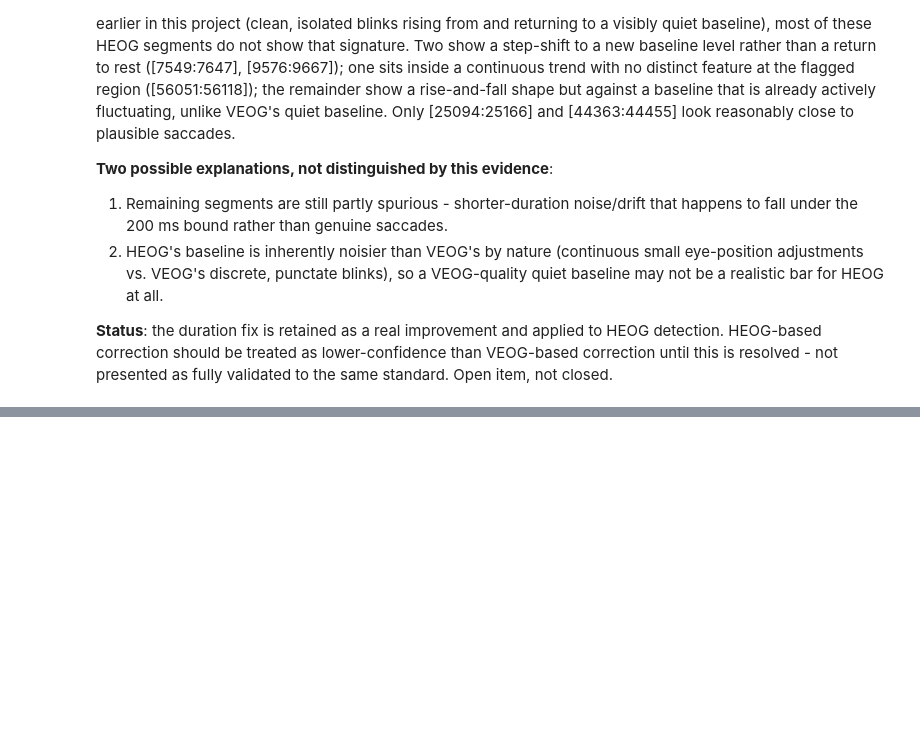
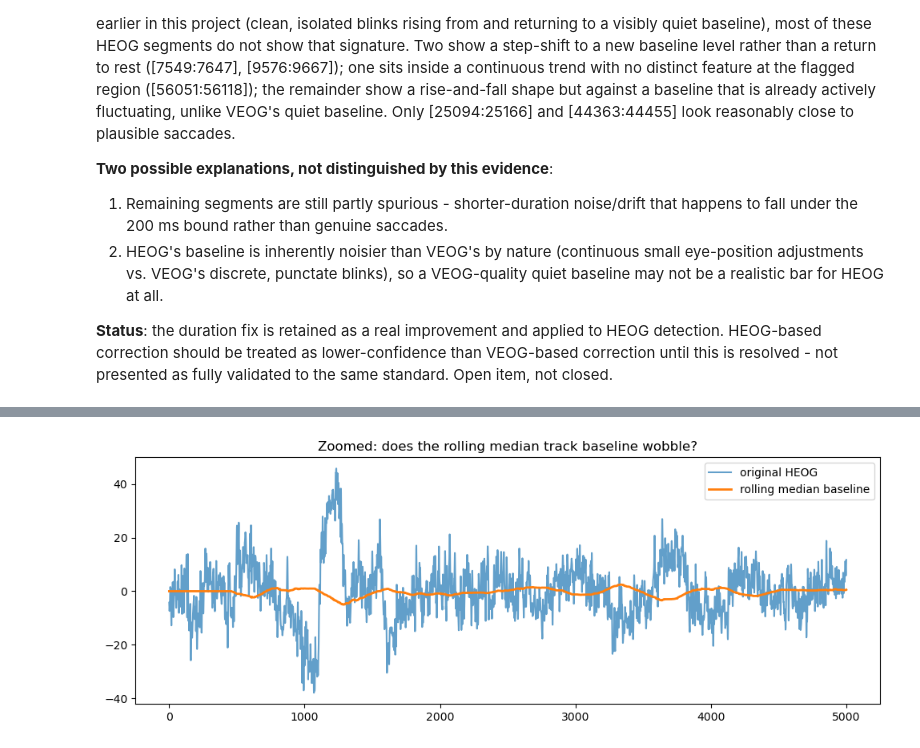
Before and after one commit to romy-weinstock/eeg-rtms-response-prediction, a Jupyter notebook: notebooks/03_batch_test.ipynb, the cells around one changed output, grey strips where cells are left out. Saved outputs shown, nothing was run; the diff lists cells and outputs as text; code cells hidden in the pictures; blank space fills up the shorter version.

```diff
--- a/notebooks/03_batch_test.ipynb
+++ b/notebooks/03_batch_test.ipynb
@@ -1280,0 +1401,12 @@ closed.
+# %%
+heog_detrended, baseline = remove_baseline_drift(heog_data, Fs, window_sec=2.0)
+
+plt.figure(figsize=(12, 4))
+window = slice(0, 5000)
+plt.plot(heog_data[window] * 1e6, label='original HEOG', alpha=0.7)
+plt.plot(baseline[window] * 1e6, label='rolling median baseline', linewidth=2)
+plt.legend()
+plt.title('Zoomed: does the rolling median track baseline wobble?')
+plt.show()
+# %% [output]
+[figure, added]
```
Also changed, not shown: parts of 12 cells of this notebook, 4 other files.
